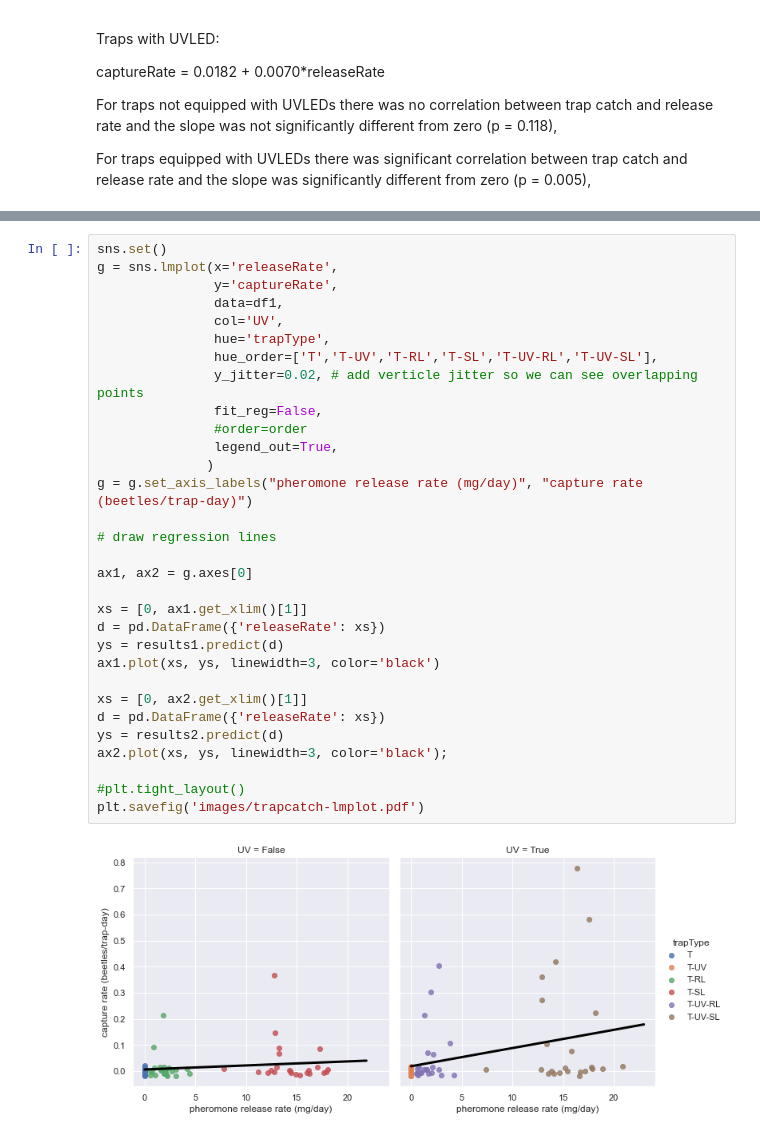
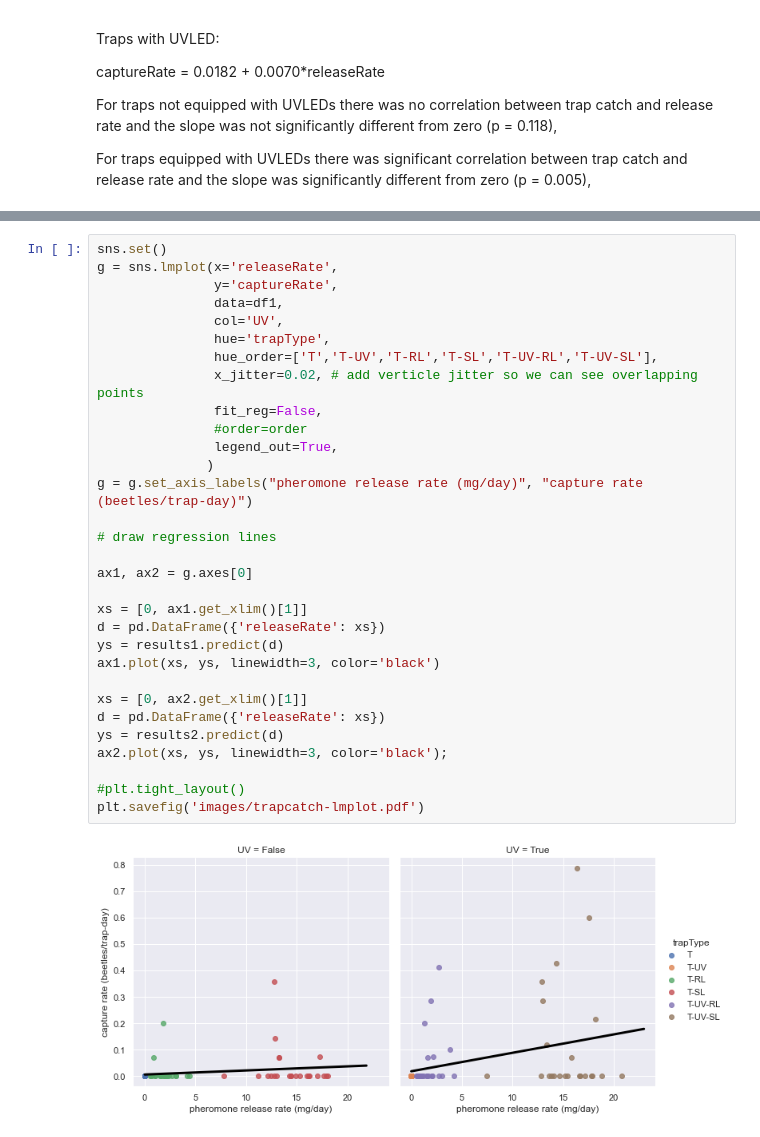
Before and after one commit to aubreymoore/CRB-trap-improvement, a Jupyter notebook: xtraps.ipynb, the cells around one changed output, grey strips where cells are left out. Cells and saved outputs as stored; diff of their text form.

Commit message:
fixed jitter in lmplot

```diff
--- a/xtraps.ipynb
+++ b/xtraps.ipynb
@@ -384,32 +384,32 @@ Warnings:
 sns.set()
 g = sns.lmplot(x='releaseRate',
                y='captureRate',
                data=df1,
                col='UV',
                hue='trapType',
                hue_order=['T','T-UV','T-RL','T-SL','T-UV-RL','T-UV-SL'],
-               y_jitter=0.02, # add verticle jitter so we can see overlapping points
+               x_jitter=0.02, # add verticle jitter so we can see overlapping points
                fit_reg=False,
                #order=order
                legend_out=True,
               )
 g = g.set_axis_labels("pheromone release rate (mg/day)", "capture rate (beetles/trap-day)")
 
 # draw regression lines
 
 ax1, ax2 = g.axes[0]
 
 xs = [0, ax1.get_xlim()[1]]
 d = pd.DataFrame({'releaseRate': xs})
 ys = results1.predict(d)
 ax1.plot(xs, ys, linewidth=3, color='black')
 
 xs = [0, ax2.get_xlim()[1]]
 d = pd.DataFrame({'releaseRate': xs})
 ys = results2.predict(d)
 ax2.plot(xs, ys, linewidth=3, color='black');
 
 #plt.tight_layout()
 plt.savefig('images/trapcatch-lmplot.pdf')
 # %% [output]
-[figure, old version]
+[figure, new version]
```
Also changed, not shown: parts of 3 cells of this notebook, 5 other files.
